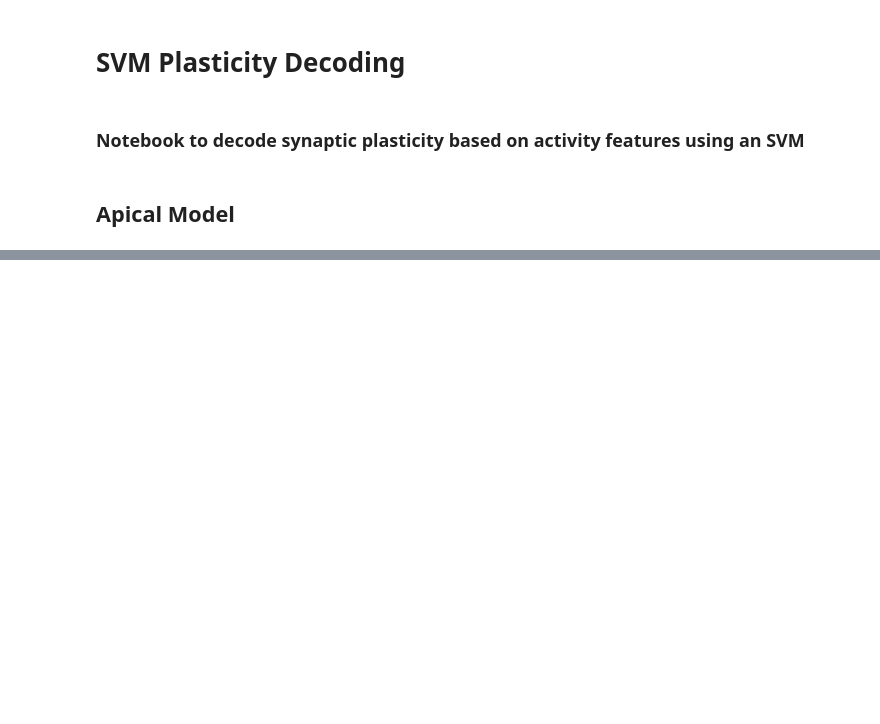
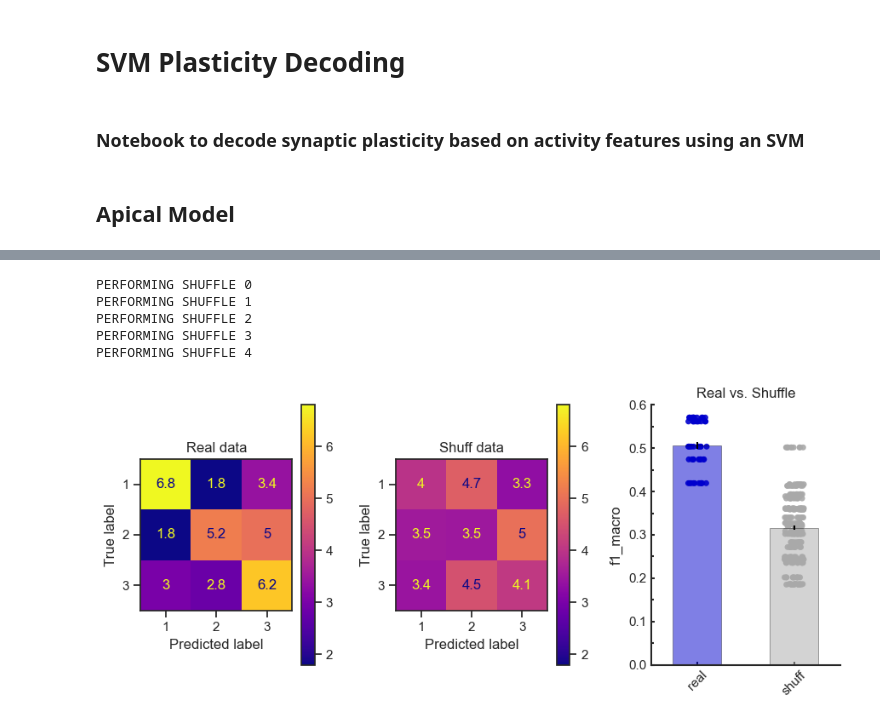
Before and after one commit to wjakewright/Lab_Analyses, a Jupyter notebook: Lab_Analyses/Spine_Analysis_v2/Plasticity_SVM.ipynb, the cells around one changed output, grey strips where cells are left out. Saved outputs shown, nothing was run; the diff lists cells and outputs as text; code cells hidden in the pictures; blank space fills up the shorter version.

```diff
--- a/Lab_Analyses/Spine_Analysis_v2/Plasticity_SVM.ipynb
+++ b/Lab_Analyses/Spine_Analysis_v2/Plasticity_SVM.ipynb
@@ -77,13 +77,18 @@ apical_global_data = Grouped_Dendritic_Coactivity_Data(apical_global_data)
 # %%
 # Organize the data for the model
 spine_features = ["spine_volumes", "spine_activity_rate"]
+spine_features = []
 local_features = [
     "avg_local_coactivity_rate", "near_vs_dist_coactivity", "avg_nearby_spine_rate", "near_vs_dist_activity_rate",
     "avg_nearby_coactivity_rate", "near_vs_dist_nearby_coactivity_rate",
 ]
+#local_features = []
 global_features = [
     "all_dendrite_coactivity_rate", "fraction_conj_events", "all_relative_onsets"
 ]
+#global_features = []
+
+
 
 x_values, y_values, class_codes = organize_input_data(
     spine_data=apical_activity_data,
@@ -105,8 +126,15 @@ apical_model = ML_Plasticity_Model(model_name="Apical_Model")
 # %%
 # Train the model
-apical_model.train_full_model(x_values=x_values, y_values=y_values, classes=class_codes, score_method="accuracy",
-                              cv_num=5, model_type="Logistic", C=1, resample="under")
+apical_model.train_full_model(x_values=x_values, y_values=y_values, classes=class_codes, score_method="f1_macro",
+                              cv_num=5, model_type="Logistic", C=100, resample="under")
 # %%
-apical_model.plot_model_performance(iterations=5, figsize=(9,4))
+apical_model.plot_model_performance(iterations=5, figsize=(9,4), save=True)
+# %% [output]
+PERFORMING SHUFFLE 0
+PERFORMING SHUFFLE 1
+PERFORMING SHUFFLE 2
+PERFORMING SHUFFLE 3
+PERFORMING SHUFFLE 4
+[figure, added]
 # %%
 apical_model.plot_feature_weights(figsize=(10,6))
```
Also changed, not shown: parts of 5 cells of this notebook.
